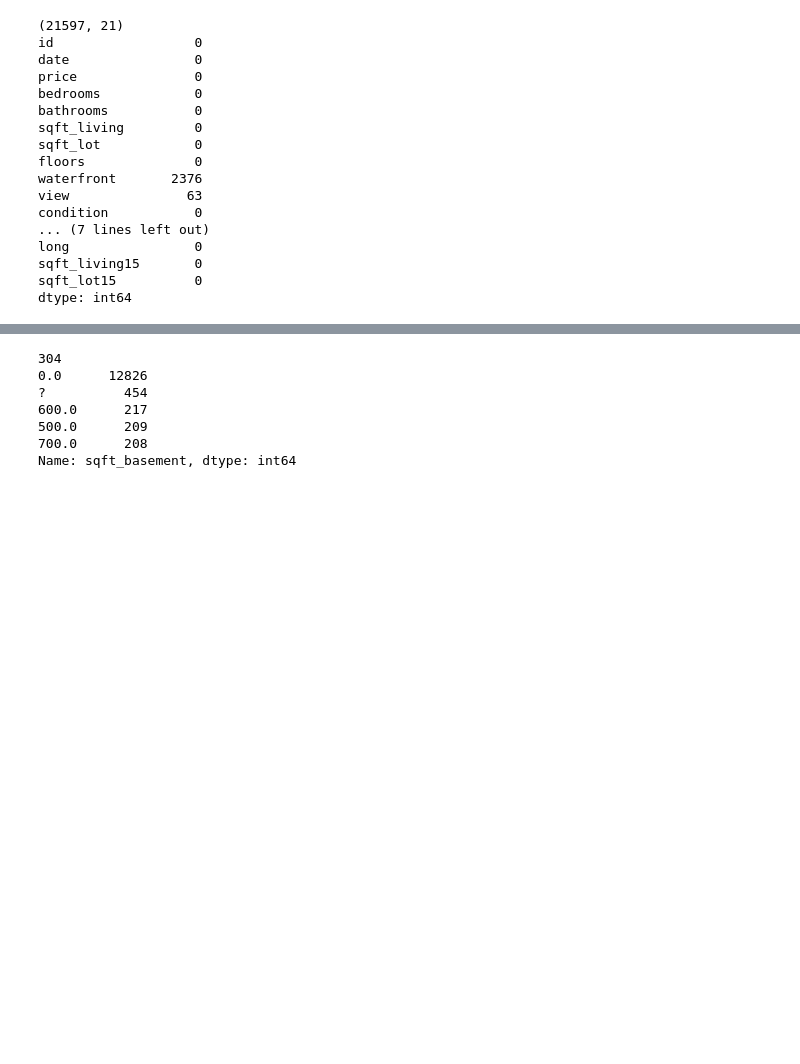
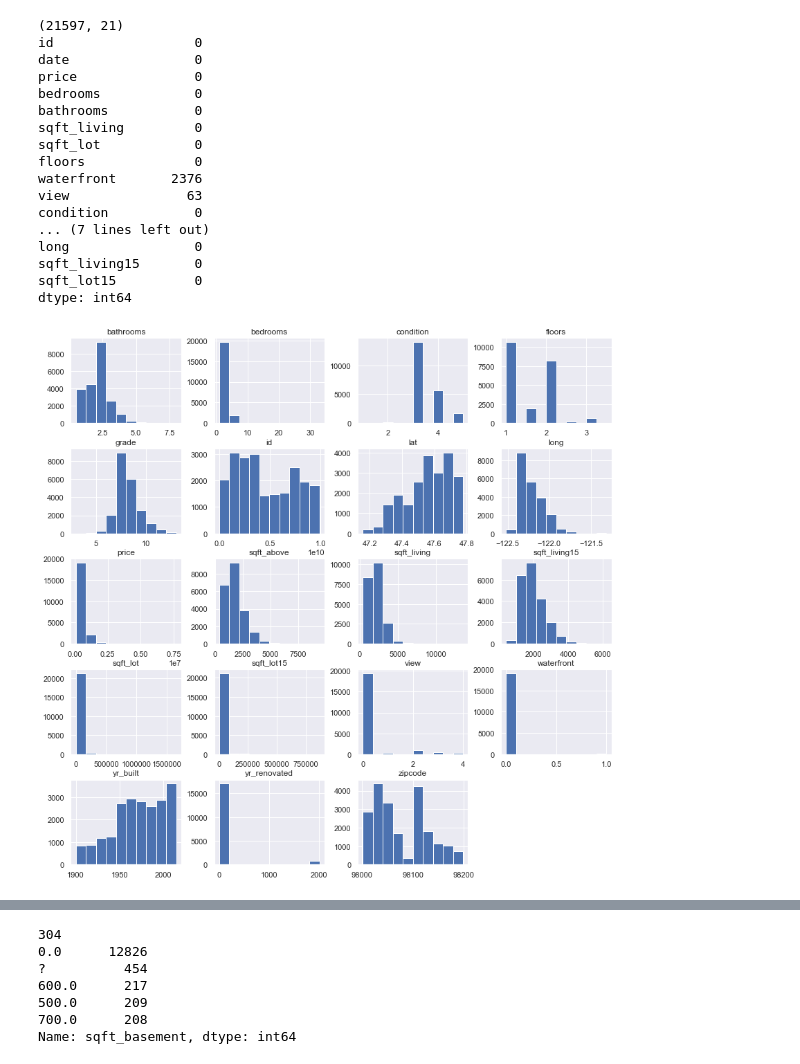
Before and after one commit to AnnikaNoren/Kings-County-House-Prices-Project, a Jupyter notebook: student.ipynb, the cells around one changed output, grey strips where cells are left out. Cells and saved outputs as stored; diff of their text form; code cells hidden in the pictures; blank space fills up the shorter version.

```diff
--- a/student.ipynb
+++ b/student.ipynb
@@ -102,7 +107,10 @@ dtype: int64
 # * **sqft_living15** - The square footage of interior housing living space for the nearest 15 neighbors
 # * **sqft_lot15** - The square footage of the land lots of the nearest 15 neighbors
 # %%
-import matplotlib.pyplot as plt
-fig = plt.figure(figsize = (12,12))
+fig = plt.figure(figsize = (14,14))
 ax = fig.gca()
 df.hist(ax = ax);
+
+#df.hist(figsize=(18,12) );
+# %% [output]
+[figure, added]
```
Also changed, not shown: parts of 72 cells of this notebook.
